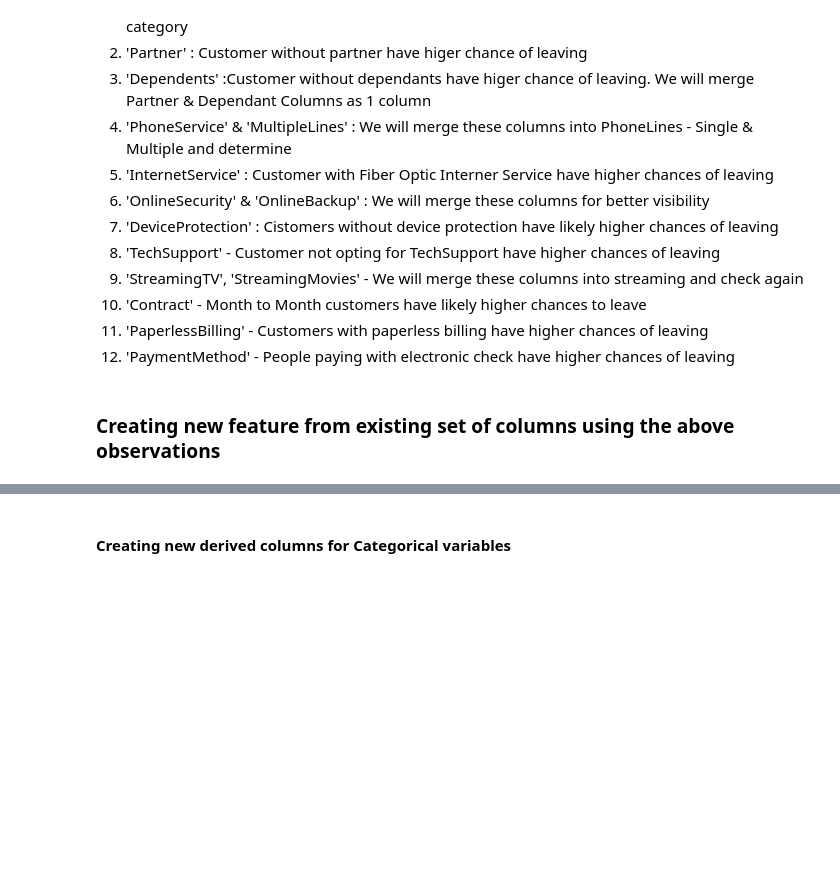
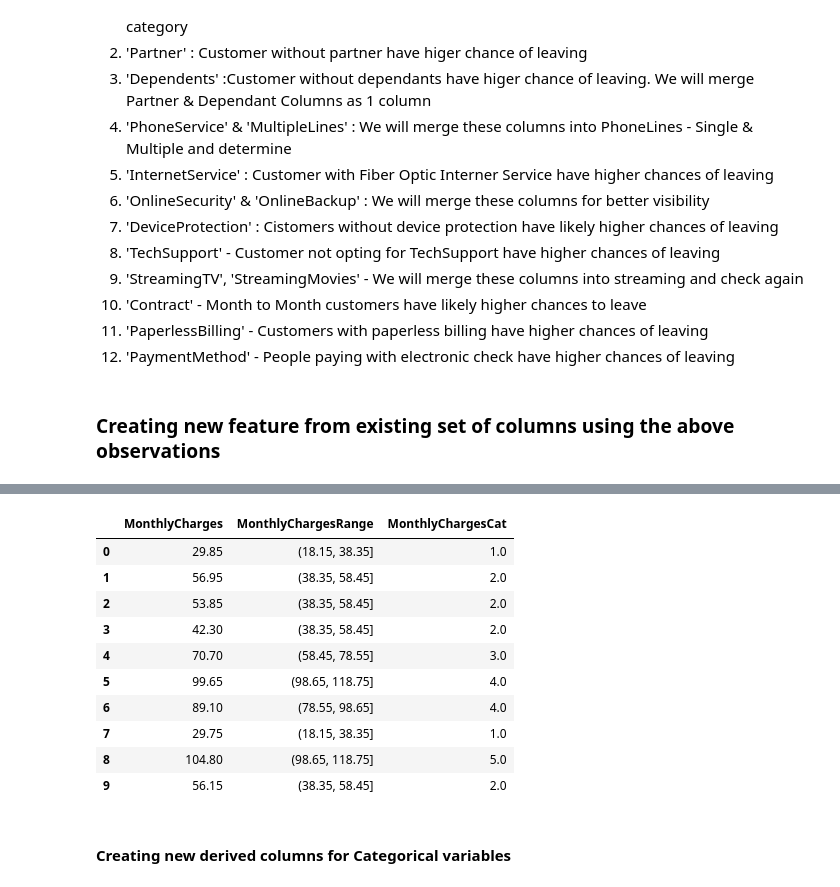
Before and after one commit to jbanerje/Data-Science-and-Machine-Learning, a Jupyter notebook: IPythonNotebook_Learning Projects/Telco Customer Churn.ipynb, the cells around one changed output, grey strips where cells are left out. Cells and saved outputs as stored; diff of their text form; code cells hidden in the pictures; blank space fills up the shorter version.

```diff
--- a/IPythonNotebook_Learning Projects/Telco Customer Churn.ipynb
+++ b/IPythonNotebook_Learning Projects/Telco Customer Churn.ipynb
@@ -505,3 +531,30 @@ for col in col_list:
+# %%
+# Creating MonthlyCharges Band and co-relation with Churn
+datset_churn['MonthlyChargesRange'] = pd.cut(datset_churn['MonthlyCharges'], 5)
+datset_churn[['MonthlyChargesRange', 'Churn_Num']].groupby(['MonthlyChargesRange'], as_index=False).mean().sort_values(by='MonthlyChargesRange', ascending=True)
+
+# Replacing Age band with ordinals based on these bands
+datset_churn.loc[ datset_churn['MonthlyCharges'] <= 20, 'MonthlyChargesCat'] = 0
+datset_churn.loc[(datset_churn['MonthlyCharges'] > 20) & (datset_churn['MonthlyCharges'] <= 40), 'MonthlyChargesCat'] = 1
+datset_churn.loc[(datset_churn['MonthlyCharges'] > 40) & (datset_churn['MonthlyCharges'] <= 60), 'MonthlyChargesCat'] = 2
+datset_churn.loc[(datset_churn['MonthlyCharges'] > 60) & (datset_churn['MonthlyCharges'] <= 80 ), 'MonthlyChargesCat'] = 3
+datset_churn.loc[(datset_churn['MonthlyCharges'] > 80) & (datset_churn['MonthlyCharges'] <= 100 ), 'MonthlyChargesCat'] = 4
+datset_churn.loc[ datset_churn['MonthlyCharges'] > 100, 'MonthlyChargesCat'] = 5
+
+#Checking the categories
+datset_churn[['MonthlyCharges','MonthlyChargesRange','MonthlyChargesCat']].head(10)
+# %% [output]
+|  | MonthlyCharges | MonthlyChargesRange | MonthlyChargesCat |
+| 0 | 29.85 | (18.15, 38.35] | 1.0 |
+| 1 | 56.95 | (38.35, 58.45] | 2.0 |
+| 2 | 53.85 | (38.35, 58.45] | 2.0 |
+| 3 | 42.30 | (38.35, 58.45] | 2.0 |
+| 4 | 70.70 | (58.45, 78.55] | 3.0 |
+| 5 | 99.65 | (98.65, 118.75] | 4.0 |
+| 6 | 89.10 | (78.55, 98.65] | 4.0 |
+| 7 | 29.75 | (18.15, 38.35] | 1.0 |
+| 8 | 104.80 | (98.65, 118.75] | 5.0 |
+| 9 | 56.15 | (38.35, 58.45] | 2.0 |
 # %% [markdown]
 #### Creating new derived columns for Categorical variables
 # %%
```
Also changed, not shown: parts of 10 cells of this notebook.
